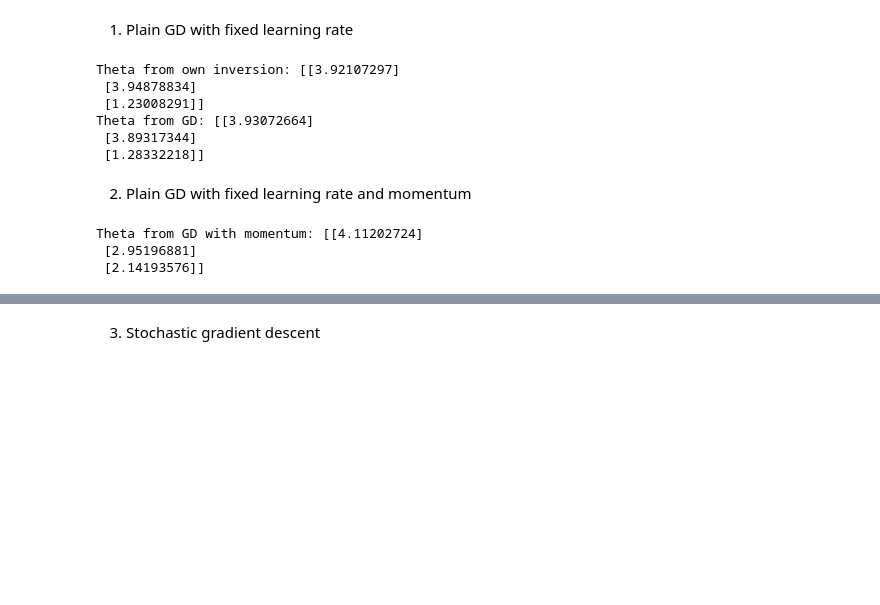
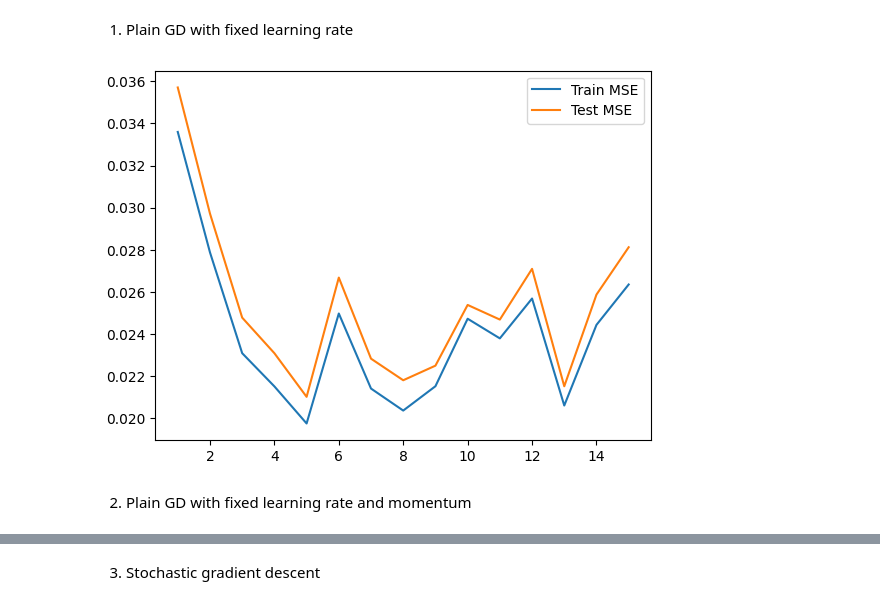
Before and after one commit to alessiasanfelici/FYS-STK4155, a Jupyter notebook: Week 40/Exercise 41.ipynb, the cells around one changed output, grey strips where cells are left out. Saved outputs shown, nothing was run; the diff lists cells and outputs as text; code cells hidden in the pictures; blank space fills up the shorter version.

```diff
--- a/Week 40/Exercise 41.ipynb
+++ b/Week 40/Exercise 41.ipynb
@@ -12,29 +13,2 @@ from autograd import grad
 
 np.random.seed(2018)
-# %%
-n = 100
-x = np.random.rand(n, 1)
-y = 4 + 3* x + 2*x**2 + np.random.randn(n, 1)
-X = np.c_[np.ones((n, 1)), x, x**2]
-
-XT_X = X.T @ X
-theta_linreg = np.linalg.inv(X.T @ X) @ (X.T @ y)
-print("Theta from own inversion OLS:", theta_linreg)
-H = (2.0/n)*XT_X
-EigValues, EigVectors = np.linalg.eig(H)
-
-theta = np.random.randn(3, 1)
-eta = 1.0/np.max(EigValues)
-num_iter = 1000
-
-for iter in range(num_iter):
-    gradients = 2.0/n* X.T @ ((X @ theta) - y)
-    theta -= eta*gradients
-print("Theta from GD:", theta)
-# %% [output]
-Theta from own inversion: [[3.92107297]
- [3.94878834]
- [1.23008291]]
-Theta from GD: [[3.93072664]
- [3.89317344]
- [1.28332218]]
@@ -40,0 +44,18 @@ Theta from GD: [[3.93072664]
+# %%
+n = 100
+max_degree = 15
+x = np.random.rand(n)
+y = np.random.rand(n)
+x = np.sort(x)
+y = np.sort(y)
+
+x, y = np.meshgrid(x,y)
+z = FrankeFunction(x, y) + 0.1*np.random.normal(0,1, x.shape)
+
+x = x.reshape(-1,1) # reshaping the meshgrid in two arrays
+y = y.reshape(-1,1)
+z = z.reshape(-1,1)
+
+X = create_X(x, y, max_degree) # creating the design matrix
+
+X_train, X_test, z_train, z_test = train_test_split(X, z, test_size = 0.2, random_state = 42)
@@ -41,16 +244,11 @@ Theta from GD: [[3.93072664]
+# %%
+MSE_train, MSE_test = degree_MSE(X_train, X_test, z_train, z_test, max_degree, gradient_descent)
+
+plt.plot(np.arange(1, max_degree+1), MSE_train, label = "Train MSE")
+plt.plot(np.arange(1, max_degree+1), MSE_test, label = "Test MSE")
+plt.legend()
+plt.show()
+# %% [output]
+[figure, added]
 # %% [markdown]
 2. Plain GD with fixed learning rate and momentum
-# %%
-change = 0.0
-delta_momentum = 0.3
-
-for iter in range(num_iter):
-    gradients = 2.0/n* X.T @ ((X @ theta) - y)
-    new_change = eta*gradients + delta_momentum*change
-    theta -= new_change
-    change = new_change
-print("Theta from GD with momentum:", theta)
-# %% [output]
-Theta from GD with momentum: [[4.11202724]
- [2.95196881]
- [2.14193576]]
```
Also changed, not shown: parts of 23 cells of this notebook.
